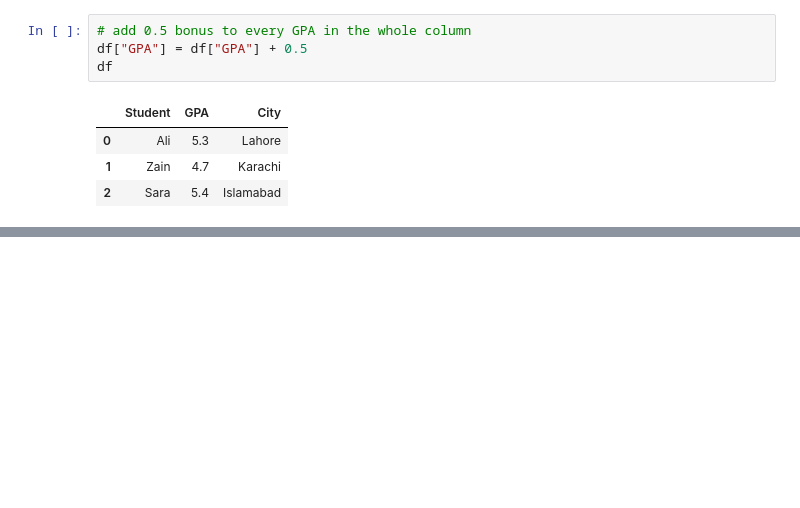
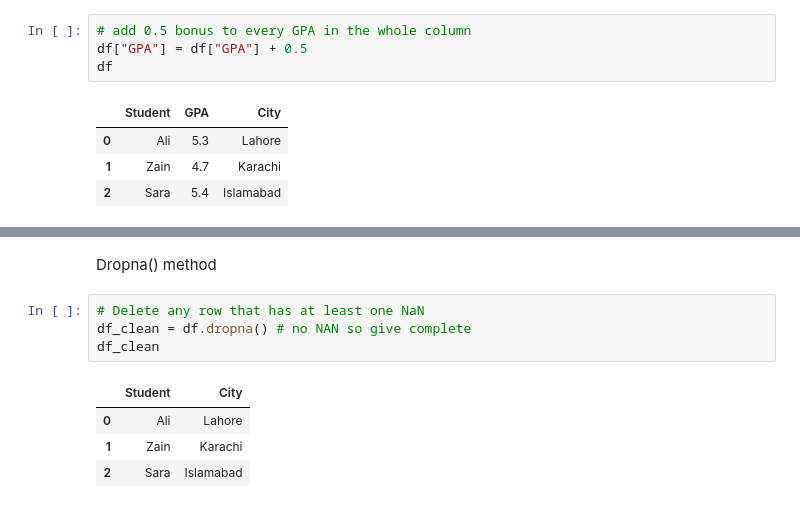
Before and after one commit to umer1730/Semester-2, a Jupyter notebook: Sem 3/Pandas/Dataframe_sel_index.ipynb, the cells around one changed output, grey strips where cells are left out. Cells and saved outputs as stored; diff of their text form; blank space fills up the shorter version.

```diff
--- a/Sem 3/Pandas/Dataframe_sel_index.ipynb
+++ b/Sem 3/Pandas/Dataframe_sel_index.ipynb
@@ -369,0 +386,11 @@ df
+# %% [markdown]
+Dropna() method
+# %%
+# Delete any row that has at least one NaN
+df_clean = df.dropna() # no NAN so give complete
+df_clean
+# %% [output]
+|  | Student | City |
+| 0 | Ali | Lahore |
+| 1 | Zain | Karachi |
+| 2 | Sara | Islamabad |
```
Also changed, not shown: parts of 4 cells of this notebook.
